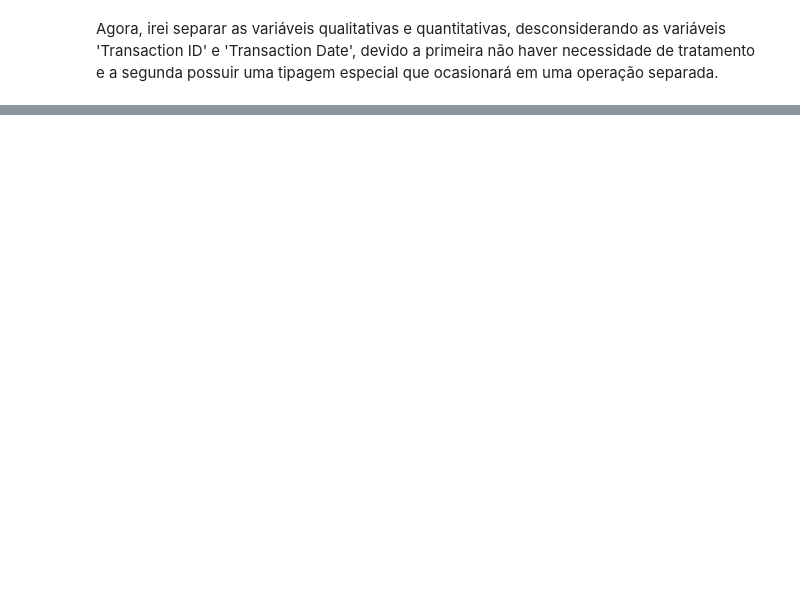
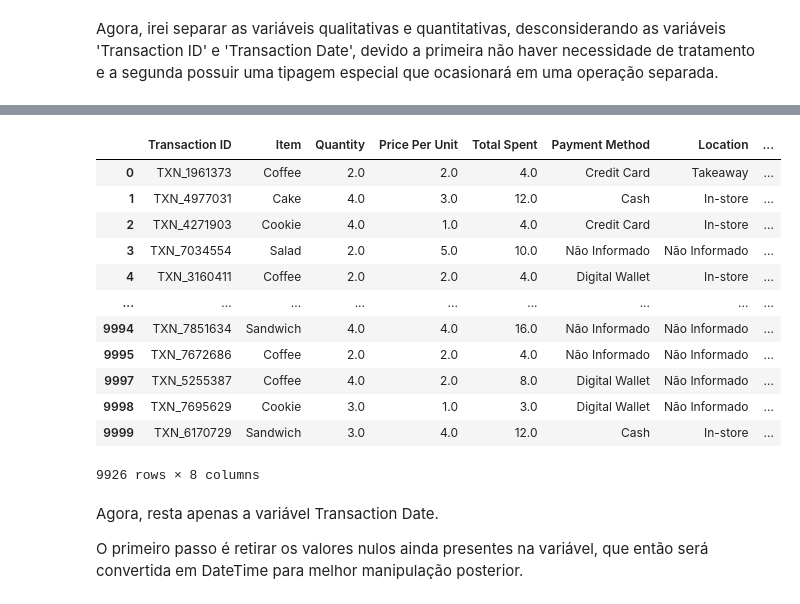
Before and after one commit to ga-lim/gabriel-estuda-dados, a Jupyter notebook: estudos-pandas/data_wrangling.ipynb, the cells around one changed output, grey strips where cells are left out. Saved outputs shown, nothing was run; the diff lists cells and outputs as text; code cells hidden in the pictures; blank space fills up the shorter version.

```diff
--- a/estudos-pandas/data_wrangling.ipynb
+++ b/estudos-pandas/data_wrangling.ipynb
@@ -178,7 +177,7 @@ O segundo passo é corrigir e aumentar o número de dados válidos da variável
 # %%
 df[quantitativas] = df[quantitativas].astype(float)
-df['Total Spent'] = df['Quantity'] * df['Price Per Unit']
-df['Quantity'] = df['Total Spent'] / df['Price Per Unit']
+df['Total Spent'] = df['Total Spent'].fillna(df['Quantity'] * df['Price Per Unit'])
+df['Quantity'] = df['Quantity'].fillna(df['Total Spent'] / df['Price Per Unit'])
 df.info()
 # %% [output]
 <class 'pandas.DataFrame'>
@@ -201,3 +197,0 @@ Após corrigir o valor devido a disposição correta da variável Preço por Uni
-# %%
-df = df.dropna(how='all', subset=['Quantity', 'Total Spent'])
-print(f'Restaram {df.shape[0]} linhas')
@@ -220,0 +202,3 @@ memory usage: 291.3 KB
+# %%
+df = df.dropna(how='any', subset=['Quantity', 'Total Spent'])
+df.info()
@@ -220,0 +246,21 @@ memory usage: 291.3 KB
+# %%
+df[qualitativas] = df[qualitativas].fillna('Não Informado')
+df
+# %% [output]
+|  | Transaction ID | Item | Quantity | Price Per Unit | Total Spent | Payment Method | Location | ... |
+| 0 | TXN_1961373 | Coffee | 2.0 | 2.0 | 4.0 | Credit Card | Takeaway | ... |
+| 1 | TXN_4977031 | Cake | 4.0 | 3.0 | 12.0 | Cash | In-store | ... |
+| 2 | TXN_4271903 | Cookie | 4.0 | 1.0 | 4.0 | Credit Card | In-store | ... |
+| 3 | TXN_7034554 | Salad | 2.0 | 5.0 | 10.0 | Não Informado | Não Informado | ... |
+| 4 | TXN_3160411 | Coffee | 2.0 | 2.0 | 4.0 | Digital Wallet | In-store | ... |
+| ... | ... | ... | ... | ... | ... | ... | ... | ... |
+| 9994 | TXN_7851634 | Sandwich | 4.0 | 4.0 | 16.0 | Não Informado | Não Informado | ... |
+| 9995 | TXN_7672686 | Coffee | 2.0 | 2.0 | 4.0 | Não Informado | Não Informado | ... |
+| 9997 | TXN_5255387 | Coffee | 4.0 | 2.0 | 8.0 | Digital Wallet | Não Informado | ... |
+| 9998 | TXN_7695629 | Cookie | 3.0 | 1.0 | 3.0 | Digital Wallet | Não Informado | ... |
+| 9999 | TXN_6170729 | Sandwich | 3.0 | 4.0 | 12.0 | Cash | In-store | ... |
+9926 rows × 8 columns
+# %% [markdown]
+Agora, resta apenas a variável Transaction Date.
+
+O primeiro passo é retirar os valores nulos ainda presentes na variável, que então será convertida em DateTime para melhor manipulação posterior.
```
Also changed, not shown: parts of 29 cells of this notebook, 1 other file.
